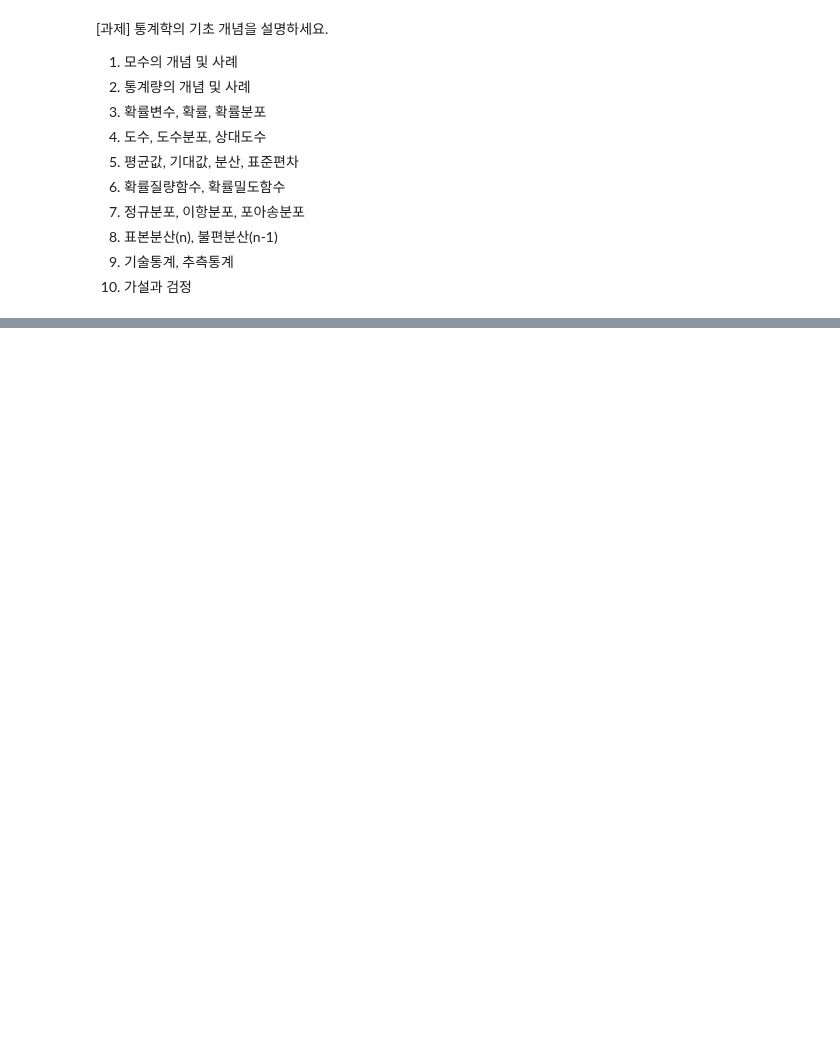
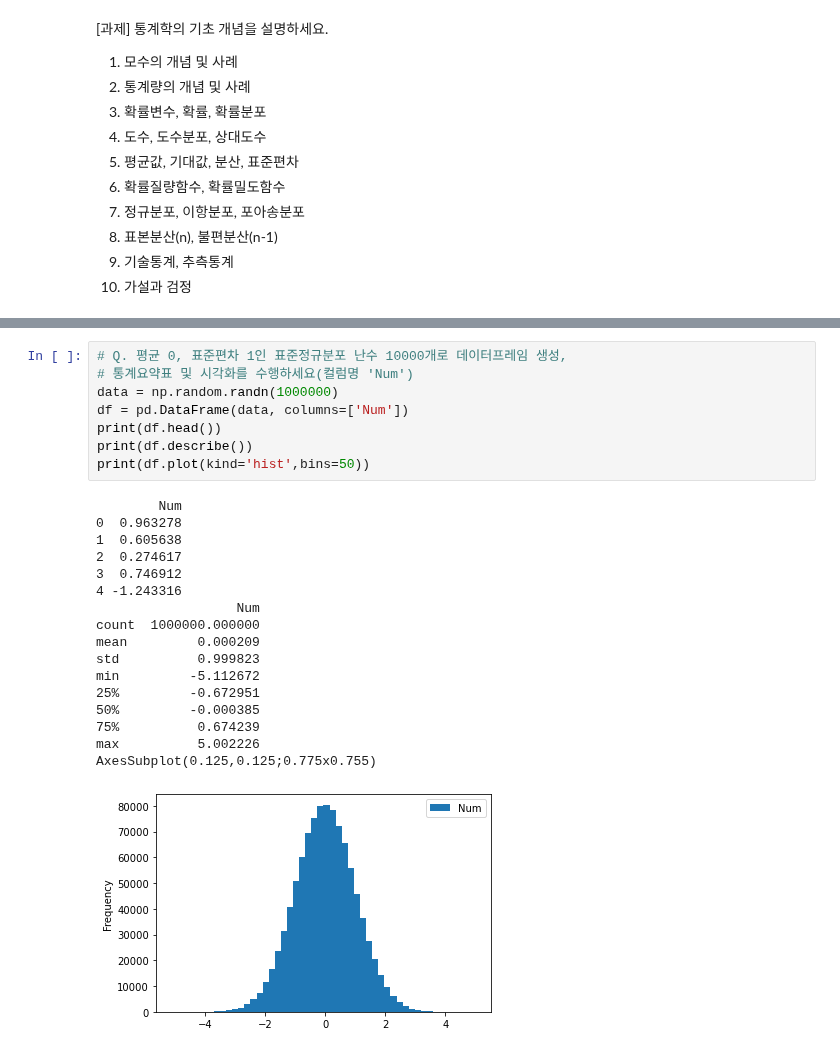
Before and after one commit to bnv20/kdt3, a Jupyter notebook: 시각화1_guide.ipynb, the cells around one changed output, grey strips where cells are left out. Drawn from its saved outputs; the diff is of its cells as text; blank space fills up the shorter version.

```diff
--- a/시각화1_guide.ipynb
+++ b/시각화1_guide.ipynb
@@ -250,0 +403,26 @@ df_auto.head()
+# %%
+# Q. 평균 0, 표준편차 1인 표준정규분포 난수 10000개로 데이터프레임 생성,
+# 통계요약표 및 시각화를 수행하세요(컬럼명 'Num')
+data = np.random.randn(1000000)
+df = pd.DataFrame(data, columns=['Num'])
+print(df.head())
+print(df.describe())
+print(df.plot(kind='hist',bins=50))
+# %% [output]
+        Num
+0  0.963278
+1  0.605638
+2  0.274617
+3  0.746912
+4 -1.243316
+                  Num
+count  1000000.000000
+mean         0.000209
+std          0.999823
+min         -5.112672
+25%         -0.672951
+50%         -0.000385
+75%          0.674239
+max          5.002226
+AxesSubplot(0.125,0.125;0.775x0.755)
+[figure, added]
```
Also changed, not shown: parts of 38 cells of this notebook, 1 other file.
